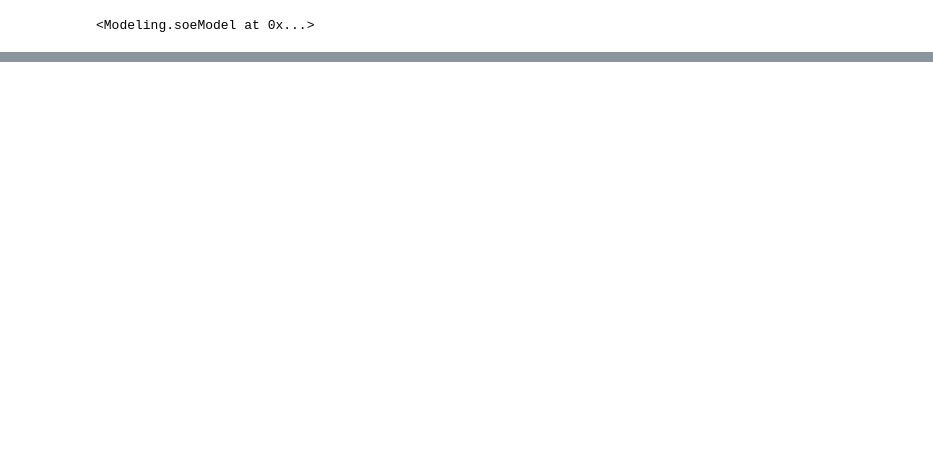
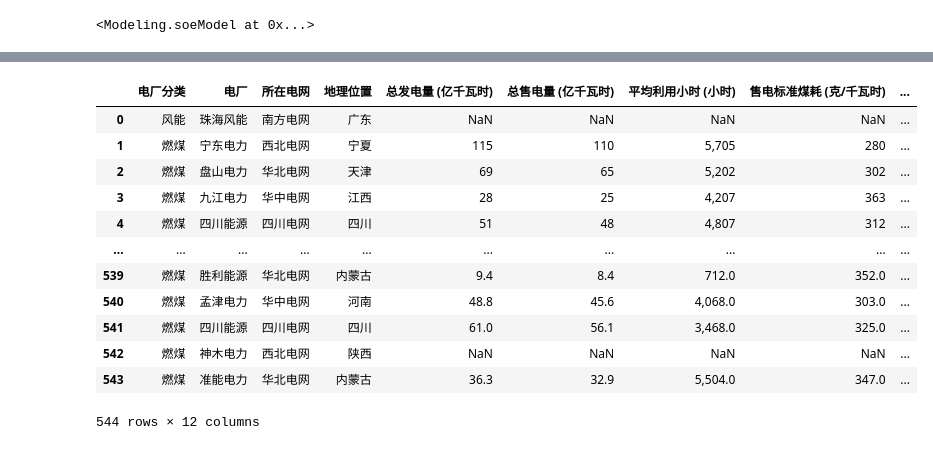
Before and after one commit to orangejustin/CHINA_SOE_MODEL, a Jupyter notebook: check.ipynb, the cells around one changed output, grey strips where cells are left out. Cells and saved outputs as stored; diff of their text form; code cells hidden in the pictures; blank space fills up the shorter version.

```diff
--- a/check.ipynb
+++ b/check.ipynb
@@ -73,0 +280,16 @@ model.case
+# %%
+df
+# %% [output]
+|  | 电厂分类 | 电厂 | 所在电网 | 地理位置 | 总发电量 (亿千瓦时) | 总售电量 (亿千瓦时) | 平均利用小时 (小时) | 售电标准煤耗 (克/千瓦时) | ... |
+| 0 | 风能 | 珠海风能 | 南方电网 | 广东 | NaN | NaN | NaN | NaN | ... |
+| 1 | 燃煤 | 宁东电力 | 西北电网 | 宁夏 | 115 | 110 | 5,705 | 280 | ... |
+| 2 | 燃煤 | 盘山电力 | 华北电网 | 天津 | 69 | 65 | 5,202 | 302 | ... |
+| 3 | 燃煤 | 九江电力 | 华中电网 | 江西 | 28 | 25 | 4,207 | 363 | ... |
+| 4 | 燃煤 | 四川能源 | 四川电网 | 四川 | 51 | 48 | 4,807 | 312 | ... |
+| ... | ... | ... | ... | ... | ... | ... | ... | ... | ... |
+| 539 | 燃煤 | 胜利能源 | 华北电网 | 内蒙古 | 9.4 | 8.4 | 712.0 | 352.0 | ... |
+| 540 | 燃煤 | 孟津电力 | 华中电网 | 河南 | 48.8 | 45.6 | 4,068.0 | 303.0 | ... |
+| 541 | 燃煤 | 四川能源 | 四川电网 | 四川 | 61.0 | 56.1 | 3,468.0 | 325.0 | ... |
+| 542 | 燃煤 | 神木电力 | 西北电网 | 陕西 | NaN | NaN | NaN | NaN | ... |
+| 543 | 燃煤 | 准能电力 | 华北电网 | 内蒙古 | 36.3 | 32.9 | 5,504.0 | 347.0 | ... |
+544 rows × 12 columns
```
Also changed, not shown: parts of 25 cells of this notebook, 1 other file.
